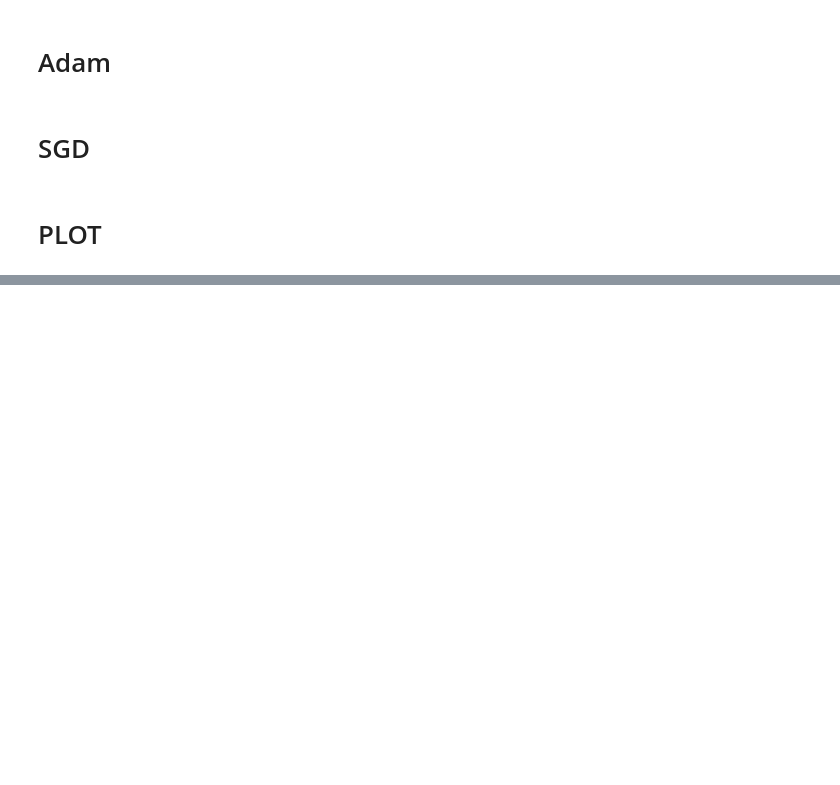
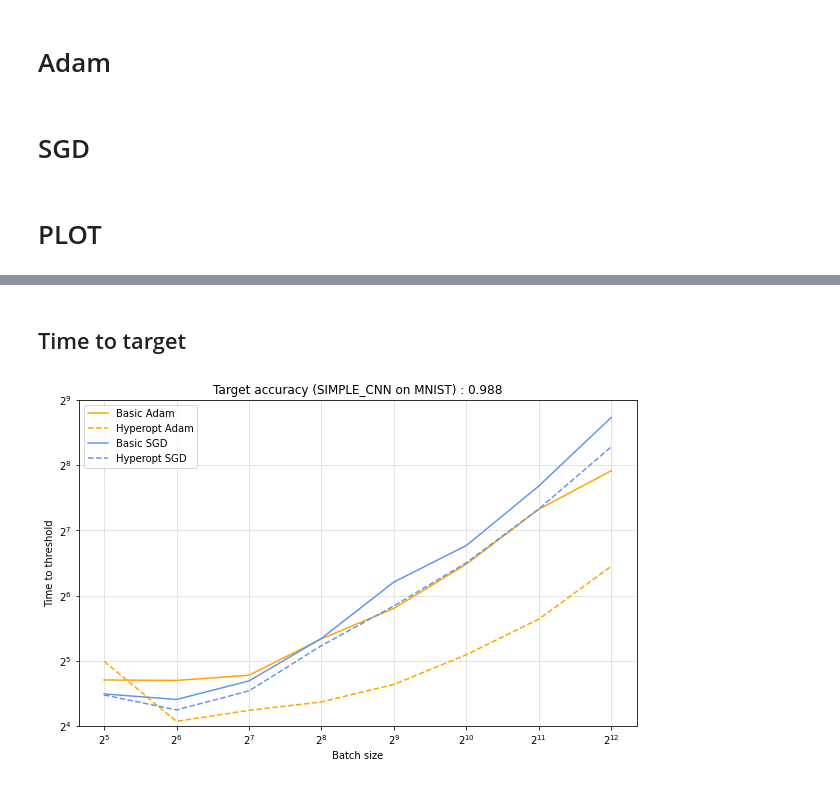
Before and after one commit to El-One1/Parameters-is-all-you-need, a Jupyter notebook: batch_size/plot_models.ipynb, the cells around one changed output, grey strips where cells are left out. Cells and saved outputs as stored; diff of their text form; code cells hidden in the pictures; blank space fills up the shorter version.

```diff
--- a/batch_size/plot_models.ipynb
+++ b/batch_size/plot_models.ipynb
@@ -85,0 +93,32 @@ plt.show()
+# %% [markdown]
+## Time to target
+# %%
+fig, ax = plt.subplots()
+# Size of the figure (pixels)
+fig.set_size_inches(10, 6)
+
+# Tracer les courbes
+ax.plot(batch_sizes_adam, times_adam_normal, label="Basic Adam", color='orange')
+ax.plot(batch_sizes_adam, times_adam_hyperopt, label="Hyperopt Adam", linestyle="--", color='orange')
+
+ax.plot(batch_sizes_sgd, times_sgd_normal, label="Basic SGD", color='cornflowerblue')
+ax.plot(batch_sizes_sgd, times_sgd_hyperopt, label="Hyperopt SGD", linestyle="--", color='cornflowerblue')
+
+# Ajouter les légendes, les titres et les échelles
+ax.legend()
+ax.set_title("Target accuracy ({} on {}) : {}".format(model_name, dataset_name, str(target_acc)))
+ax.set_xlabel("Batch size")
+ax.set_ylabel("Time to threshold")
+ax.set_xscale("log", base=2)
+ax.set_yscale("log", base=2)
+
+# Ajouter le quadrillage
+ax.grid(True, which="both", ls="--", lw=0.5, color="0.7")
+
+# Définir les limites de l'axe y
+ax.set_ylim([2**4, 2**9])
+
+# Afficher la figure
+plt.show()
+# %% [output]
+[figure, added]
```
Also changed, not shown: parts of 7 cells of this notebook, 1 other file.
